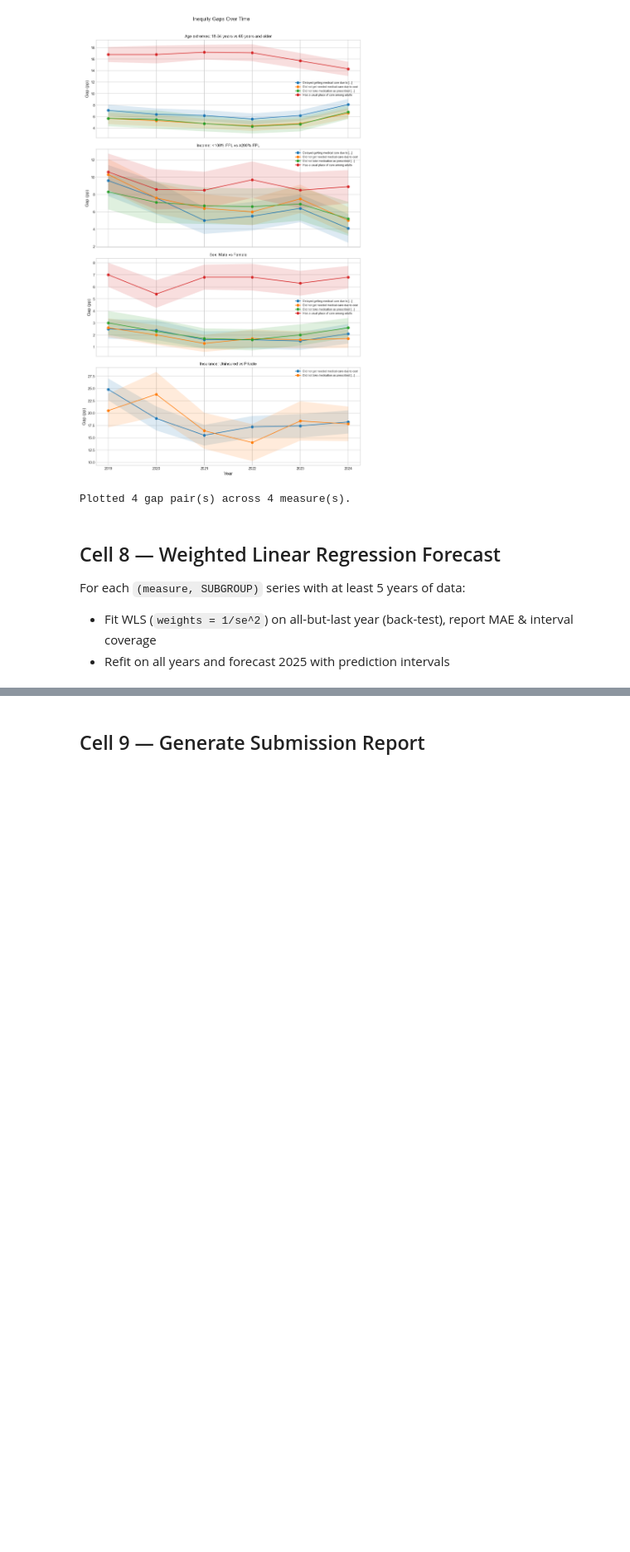
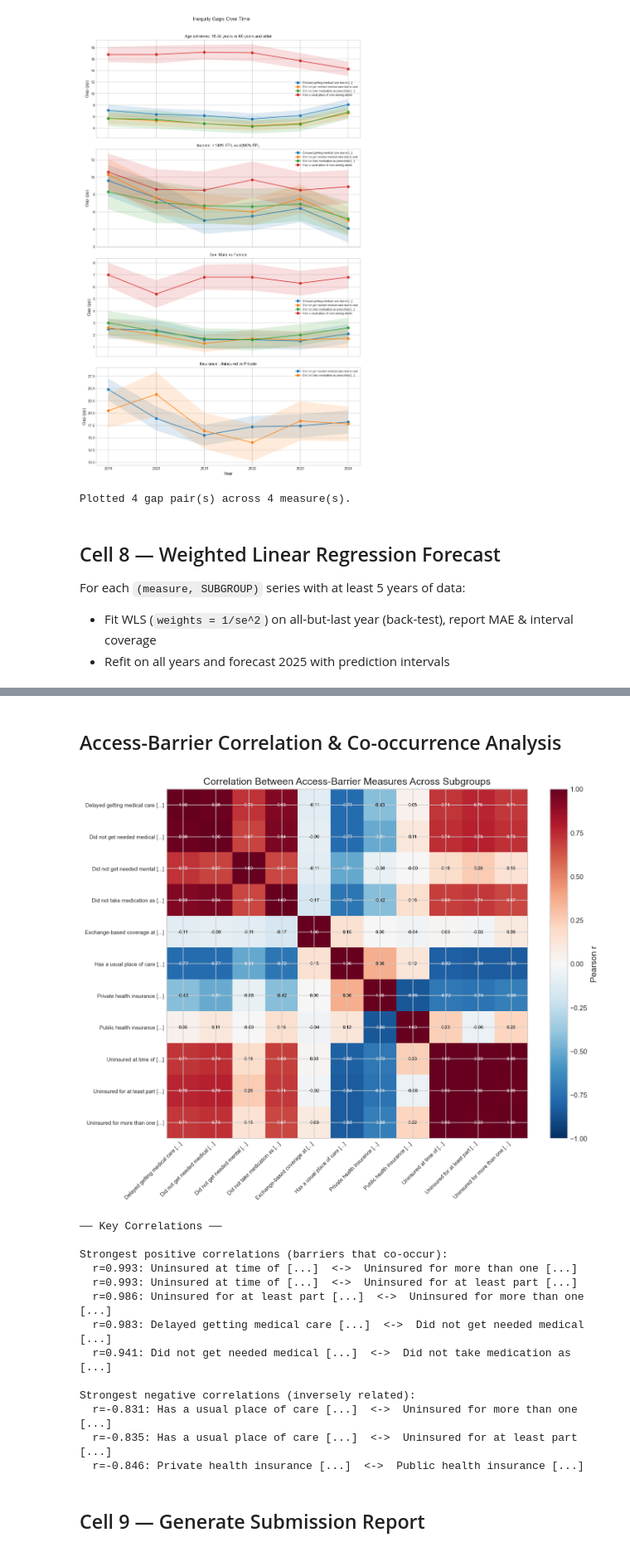
Before and after one commit to raunakg04/Datathon-2026, a Jupyter notebook: analysis.ipynb, the cells around one changed output, grey strips where cells are left out. Shown at 83% size. Drawn from its saved outputs; the diff is of its cells as text; code cells hidden in the pictures; blank space fills up the shorter version.

```diff
--- a/analysis.ipynb
+++ b/analysis.ipynb
@@ -785,3 +1428,72 @@ Has a usual place of care among adults                  Employment status Not em
+# %% [markdown]
+## Access-Barrier Correlation & Co-occurrence Analysis
+# %%
+# ── Access-Barrier Correlation ────────────────────────────────────────────────
+
+# Pivot: rows = (SUBGROUP, TIME_PERIOD), columns = TOPIC, values = ESTIMATE
+corr_src = df_access[df_access["CLASSIFICATION"] != "Total"].copy()
+corr_pivot = corr_src.pivot_table(
+    index=["SUBGROUP", "TIME_PERIOD"], columns="TOPIC", values="ESTIMATE"
+)
+
+# Shorten column names for readability
+short_names = {c: textwrap.shorten(c, 35) for c in corr_pivot.columns}
+corr_pivot = corr_pivot.rename(columns=short_names)
+
+corr_matrix = corr_pivot.corr()
+
+fig, ax = plt.subplots(figsize=(10, 8))
+im = ax.imshow(corr_matrix.values, cmap="RdBu_r", vmin=-1, vmax=1, aspect="auto")
+ax.set_xticks(range(len(corr_matrix.columns)))
+ax.set_xticklabels(corr_matrix.columns, rotation=45, ha="right", fontsize=7)
+ax.set_yticks(range(len(corr_matrix.index)))
+ax.set_yticklabels(corr_matrix.index, fontsize=7)
+# Annotate
+for i in range(len(corr_matrix)):
+    for j in range(len(corr_matrix)):
+        val = corr_matrix.iloc[i, j]
+        if not np.isnan(val):
+            ax.text(j, i, f"{val:.2f}", ha="center", va="center", fontsize=6,
+                    color="white" if abs(val) > 0.5 else "black")
+plt.colorbar(im, ax=ax, label="Pearson r")
+ax.set_title("Correlation Between Access-Barrier Measures Across Subgroups")
+fig.tight_layout()
+fig.savefig(FIGURES / "barrier_correlation.png")
+plt.show(); plt.close(fig)
+
+# Key co-occurrence insight
+print("── Key Correlations ──\n")
+# Get top positive and negative correlations (off-diagonal)
+corr_pairs = []
+for i in range(len(corr_matrix)):
+    for j in range(i + 1, len(corr_matrix)):
+        corr_pairs.append({
+            "measure_A": corr_matrix.index[i],
+            "measure_B": corr_matrix.columns[j],
+            "r": corr_matrix.iloc[i, j],
+        })
+df_corr = pd.DataFrame(corr_pairs).dropna().sort_values("r", ascending=False)
+print("Strongest positive correlations (barriers that co-occur):")
+for _, row in df_corr.head(5).iterrows():
+    print(f"  r={row['r']:.3f}: {row['measure_A']}  <->  {row['measure_B']}")
+print(f"\nStrongest negative correlations (inversely related):")
+for _, row in df_corr.tail(3).iterrows():
+    print(f"  r={row['r']:.3f}: {row['measure_A']}  <->  {row['measure_B']}")
+# %% [output]
+[figure, added]
+── Key Correlations ──
+
+Strongest positive correlations (barriers that co-occur):
+  r=0.993: Uninsured at time of [...]  <->  Uninsured for more than one [...]
+  r=0.993: Uninsured at time of [...]  <->  Uninsured for at least part [...]
+  r=0.986: Uninsured for at least part [...]  <->  Uninsured for more than one [...]
+  r=0.983: Delayed getting medical care [...]  <->  Did not get needed medical [...]
+  r=0.941: Did not get needed medical [...]  <->  Did not take medication as [...]
+
+Strongest negative correlations (inversely related):
+  r=-0.831: Has a usual place of care [...]  <->  Uninsured for more than one [...]
+  r=-0.835: Has a usual place of care [...]  <->  Uninsured for at least part [...]
+  r=-0.846: Private health insurance [...]  <->  Public health insurance [...]
 # %% [markdown]
 ## Cell 9 — Generate Submission Report
 # %%
```
Also changed, not shown: parts of 10 cells of this notebook, 11 other files.
